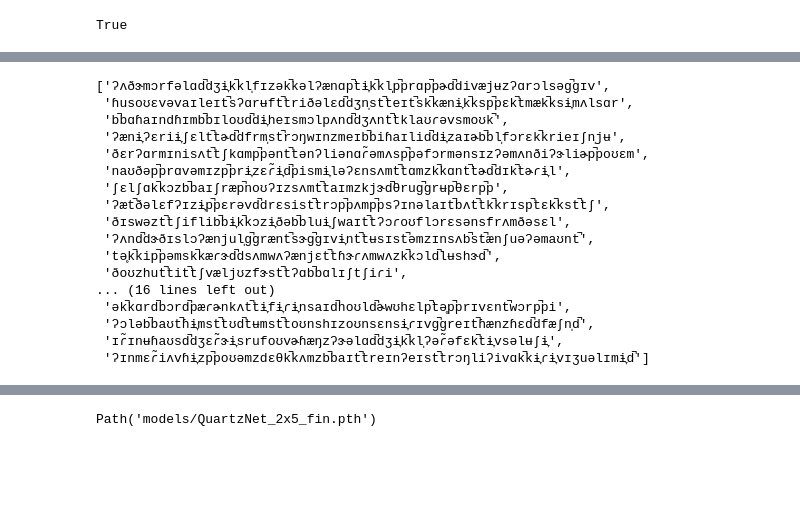
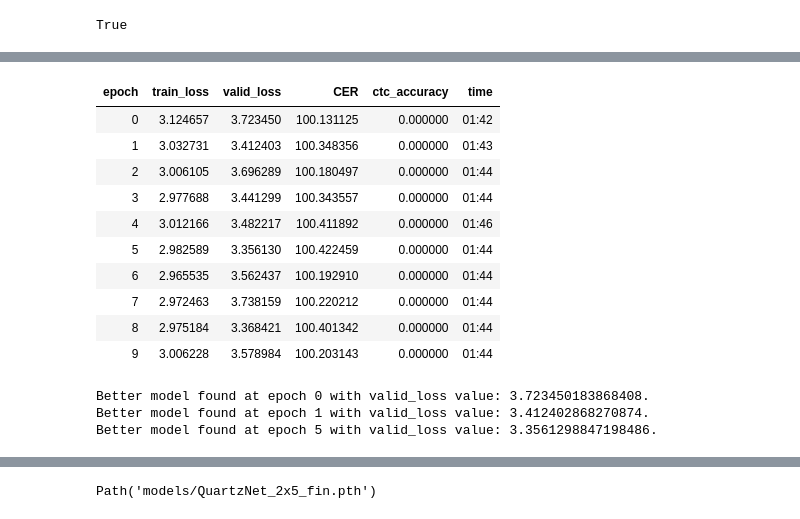
Before and after one commit to mizoru/pronunciation-trainer, a Jupyter notebook: training-QuartzNet.ipynb, the cells around one changed output, grey strips where cells are left out. Drawn from its saved outputs; the diff is of its cells as text; code cells hidden in the pictures; blank space fills up the shorter version.

```diff
--- a/training-QuartzNet.ipynb
+++ b/training-QuartzNet.ipynb
@@ -480,20 +412,17 @@ Better model found at epoch 13 with valid_loss value: 3.0259289741516113.
-# %%
-[ids_to_str(unpad(y[i])) for i in range(32)]
-# %% [output]
-['ʔʌðɝmɔrfəlɑd̚dʒɨ̞k̚kl̩fɪzək̚kəlʔænɑp̚tɨ̞k̚kl̩p̚prɑp̚pɚd̚divæjʉzʔɑrɔlsəɡ̚gɪv',
- 'ɦusoʊɛvəvaɪleɪt̚sʔɑrʉft̚triðəlɛd̚dʒn̩st̚teɪt̚sk̚kænɨ̞k̚ksp̚pɛk̚tmæk̚ksɨ̞mʌlsɑr',
- 'b̚bɑɦaɪndɦɪmb̚bɪloʊd̚dɨ̞heɪsmɔlpʌnd̚dʒʌnt̚tklaʊɾəvsmoʊk̚',
- 'ʔænɨ̞ʔɛriɨ̞ʃɛlt̚tɚd̚dfrm̩st̚rɔŋwɪnzmeɪb̚biɦaɪlid̚dɨ̞zaɪɚb̚bl̩fɔrɛk̚krieɪʃn̩jʉ',
- 'ðɛrʔɑrmɪnisʌt̚tʃkɑmp̚pənt̚tənʔliənɑɾ̃əmʌsp̚pəfɔrmənsɪzʔəmʌnðiʔɝliɚp̚poʊɛm',
- 'naʊðəp̚prɑvəmɪzp̚prɨ̞zɛɾ̃ɨ̞d̚pismɨ̞ləʔɛnsʌmt̚tɑmzk̚kɑnt̚tɚd̚dɪk̚tɚɾɨ̞l',
- 'ʃɛlʃɑk̚kɔzb̚baɪʃræp̚noʊʔɪzsʌmt̚taɪmzkjɝd̚θruɡ̚grʉp̚θɛrp̚p',
- 'ʔæt̚ðəlɛfʔɪzɨ̞p̚pɛrəvd̚drɛsist̚trɔp̚pʌmp̚psʔɪnəlaɪt̚bʌt̚tk̚krɪsp̚tɛk̚kst̚tʃ',
- 'ðɪswəzt̚tʃiflib̚bɨ̞k̚kɔzɨ̞ðəb̚bluɨ̞ʃwaɪt̚tʔɔɾoʊflɔrɛsənsfrʌmðəsɛl',
- 'ʔʌnd̚dɝðɪslɔʔænjul̩ɡ̚grænt̚sɝɡ̚gɪvɨ̞nt̚tʉsɪst̚əmzɪnsʌb̚st̚ænʃuəʔəmaʊnt̚',
- 'tə̥k̚kip̚pəmsk̚kæɾɝd̚dsʌmwʌʔænjɛt̚tɦɝɾʌmwʌzk̚kɔld̚lʉshɝd̚',
- 'ðoʊzhut̚tit̚tʃvæljʊzfɝst̚tʔɑb̚bɑlɪʃtʃiɾi',
-... (16 lines left out)
- 'ək̚kɑrd̚bɔrd̚pæɾɚnkʌt̚tɨ̞fɨ̞ɾɨ̞nsaɪd̚hoʊld̚ɚwʊhɛlp̚tə̥p̚prɪvɛnt̚wɔrp̚pi',
- 'ʔɔləb̚baʊt̚ɦɨ̞mst̚tʊd̚tʉmst̚toʊnshɪzoʊnsɛnsɨ̞ɾɪvɡ̚greɪt̚ɦænzɦɛd̚dfæʃn̩d̚',
- 'ɪɾ̃ɪnʉɦaʊsd̚dʒɛɾ̃ɝɨ̞srufoʊvɚɦæŋzʔɝəlɑd̚dʒɨ̞k̚kl̩ʔəɾ̃əfɛk̚tɨ̞vsəlʉʃɨ̞',
- 'ʔɪnmɛɾ̃iʌvɦɨ̞zp̚poʊəmzdɛθk̚kʌmzb̚baɪt̚treɪnʔeɪst̚trɔŋliʔivɑk̚kɨ̞ɾɨ̞vɪʒuəlɪmɨ̞d̚']
+# %%
+learn.fit_one_cycle(10, slice(1e-8, 5e-6))
+# %% [output]
+| epoch | train_loss | valid_loss | CER | ctc_accuracy | time |
+| 0 | 3.124657 | 3.723450 | 100.131125 | 0.000000 | 01:42 |
+| 1 | 3.032731 | 3.412403 | 100.348356 | 0.000000 | 01:43 |
+| 2 | 3.006105 | 3.696289 | 100.180497 | 0.000000 | 01:44 |
+| 3 | 2.977688 | 3.441299 | 100.343557 | 0.000000 | 01:44 |
+| 4 | 3.012166 | 3.482217 | 100.411892 | 0.000000 | 01:46 |
+| 5 | 2.982589 | 3.356130 | 100.422459 | 0.000000 | 01:44 |
+| 6 | 2.965535 | 3.562437 | 100.192910 | 0.000000 | 01:44 |
+| 7 | 2.972463 | 3.738159 | 100.220212 | 0.000000 | 01:44 |
+| 8 | 2.975184 | 3.368421 | 100.401342 | 0.000000 | 01:44 |
+| 9 | 3.006228 | 3.578984 | 100.203143 | 0.000000 | 01:44 |
+Better model found at epoch 0 with valid_loss value: 3.723450183868408.
+Better model found at epoch 1 with valid_loss value: 3.412402868270874.
+Better model found at epoch 5 with valid_loss value: 3.3561298847198486.
```
Also changed, not shown: parts of 49 cells of this notebook.
